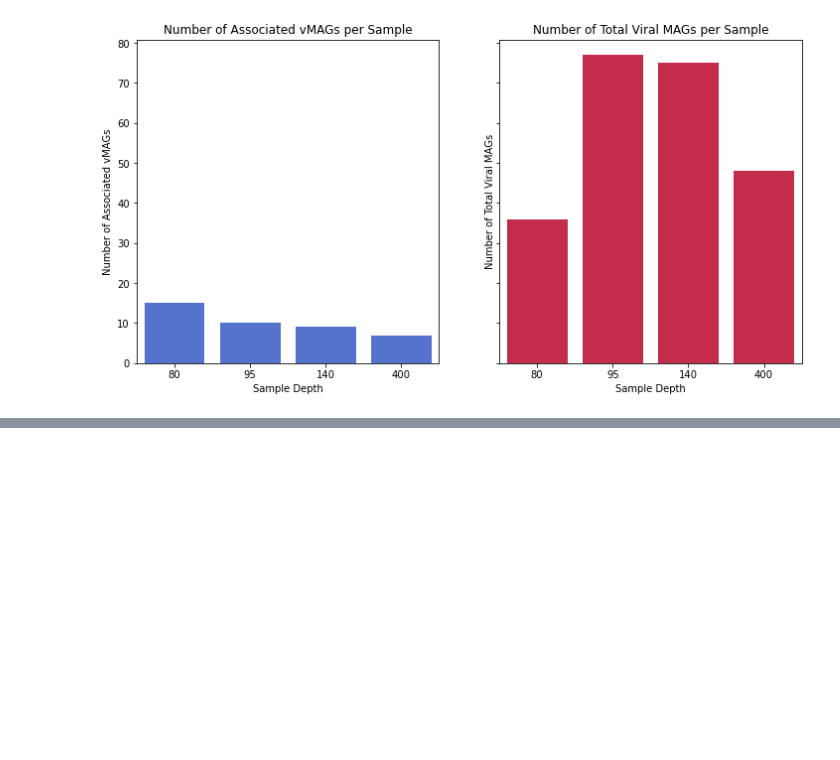
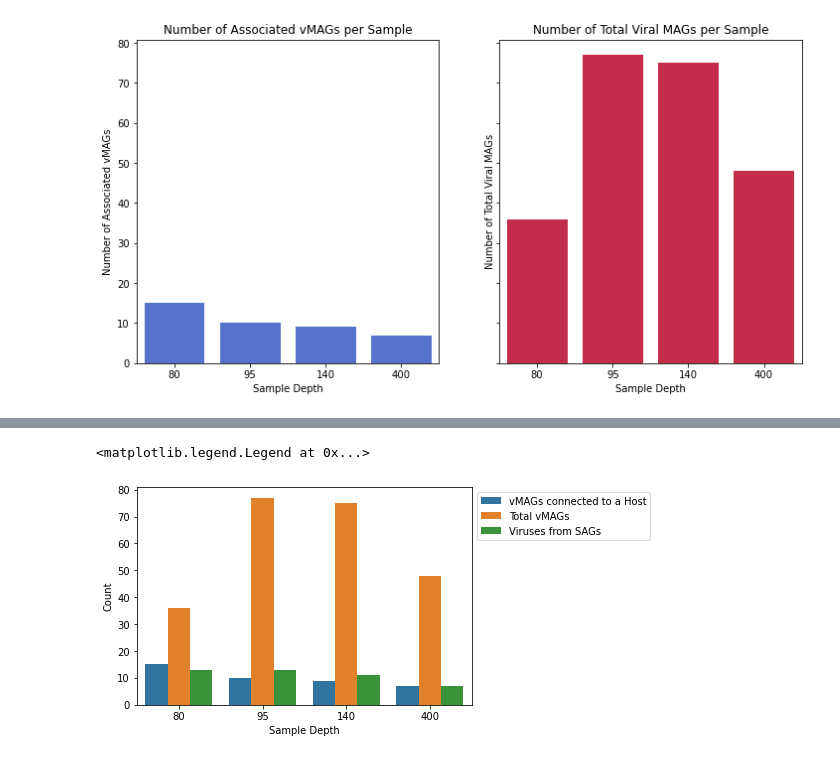
Before and after one commit to mdherring/OMZ_MH_Analysis, a Jupyter notebook: 02_host_virus_assoc_summary.ipynb, the cells around one changed output, grey strips where cells are left out. Cells and saved outputs as stored; diff of their text form; code cells hidden in the pictures; blank space fills up the shorter version.

```diff
--- a/02_host_virus_assoc_summary.ipynb
+++ b/02_host_virus_assoc_summary.ipynb
@@ -354,0 +366,31 @@ plt.legend(title='')
+# %%
+vMAGs = df.groupby('virus_type', as_index=False).get_group('vMAG')
+sample_depth = [80,95,140,400]
+count_vMAG = pd.DataFrame(vMAGs['sample_depth'].value_counts())
+count_vMAG.rename(columns={'sample_depth': 'count'}, inplace=True)
+count_vMAG['sample_depth'] = sample_depth
+count_vMAG['type'] = 'vMAGs connected to a Host'
+
+len_viral_mag = pd.DataFrame([len(jv119_viral_mag), len(jv121_viral_mag), len(jv132_viral_mag), len(jv154_viral_mag)])
+len_viral_mag.rename(columns={0: 'count'}, inplace=True)
+count_viral_mag = pd.DataFrame(pd.concat([len_viral_mag,pd.DataFrame(sample_depth)],axis=1))
+count_viral_mag.rename(columns={0: 'sample_depth'}, inplace=True)
+count_viral_mag['type'] = 'Total vMAGs'
+
+combo1 = pd.concat([count_vMAG,count_viral_mag])
+
+sags_count = pd.DataFrame(sags['depth'].value_counts())
+sags_count.rename(columns={'depth': 'count'}, inplace=True)
+sample_depth = [80,95,140,400]
+sags_count['sample_depth'] = sample_depth
+sags_count['type'] = 'Viruses from SAGs'
+
+combo2 = pd.concat([combo1,sags_count])
+
+sns.barplot(x="sample_depth", y="count", hue="type", data=combo2)
+plt.xlabel('Sample Depth')
+plt.ylabel('Count')
+plt.legend(title='',loc='upper left', bbox_to_anchor=(1, 1))
+# %% [output]
+<matplotlib.legend.Legend at 0x...>
+[figure, added]
```
Also changed, not shown: parts of 3 cells of this notebook.
